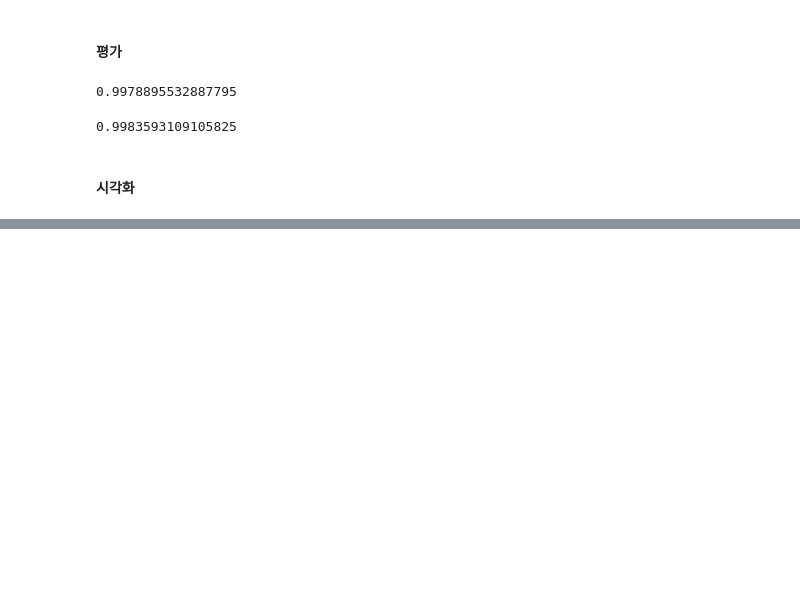
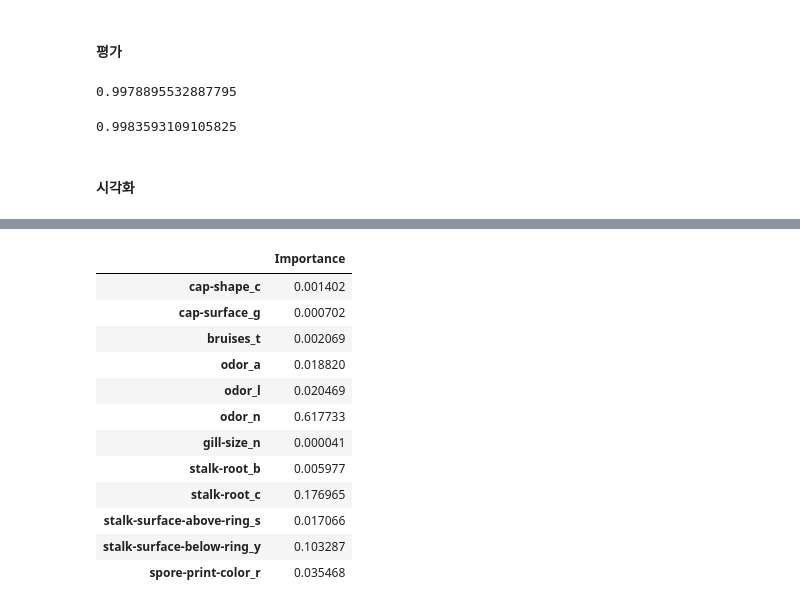
Before and after one commit to muinise74/Machine-Learning-, a Jupyter notebook: ex04_머신 러닝_Decision Tree.ipynb, the cells around one changed output, grey strips where cells are left out. Saved outputs shown, nothing was run; the diff lists cells and outputs as text; code cells hidden in the pictures; blank space fills up the shorter version.

```diff
--- a/ex04_머신 러닝_Decision Tree.ipynb
+++ b/ex04_머신 러닝_Decision Tree.ipynb
@@ -339,0 +360,5 @@ display(graphviz.Source(dot_graph))
+# %%
+# 특성의 중요도
+fi = treeModel.feature_importances_
+dfFI = pd.DataFrame(fi,columns=['Importance'],index=XTrain.columns)
+dfFI
@@ -339,0 +393,16 @@ display(graphviz.Source(dot_graph))
+# %%
+dfFI[dfFI['Importance'] != 0]
+# %% [output]
+|  | Importance |
+| cap-shape_c | 0.001402 |
+| cap-surface_g | 0.000702 |
+| bruises_t | 0.002069 |
+| odor_a | 0.018820 |
+| odor_l | 0.020469 |
+| odor_n | 0.617733 |
+| gill-size_n | 0.000041 |
+| stalk-root_b | 0.005977 |
+| stalk-root_c | 0.176965 |
+| stalk-surface-above-ring_s | 0.017066 |
+| stalk-surface-below-ring_y | 0.103287 |
+| spore-print-color_r | 0.035468 |
```
Also changed, not shown: parts of 6 cells of this notebook.
